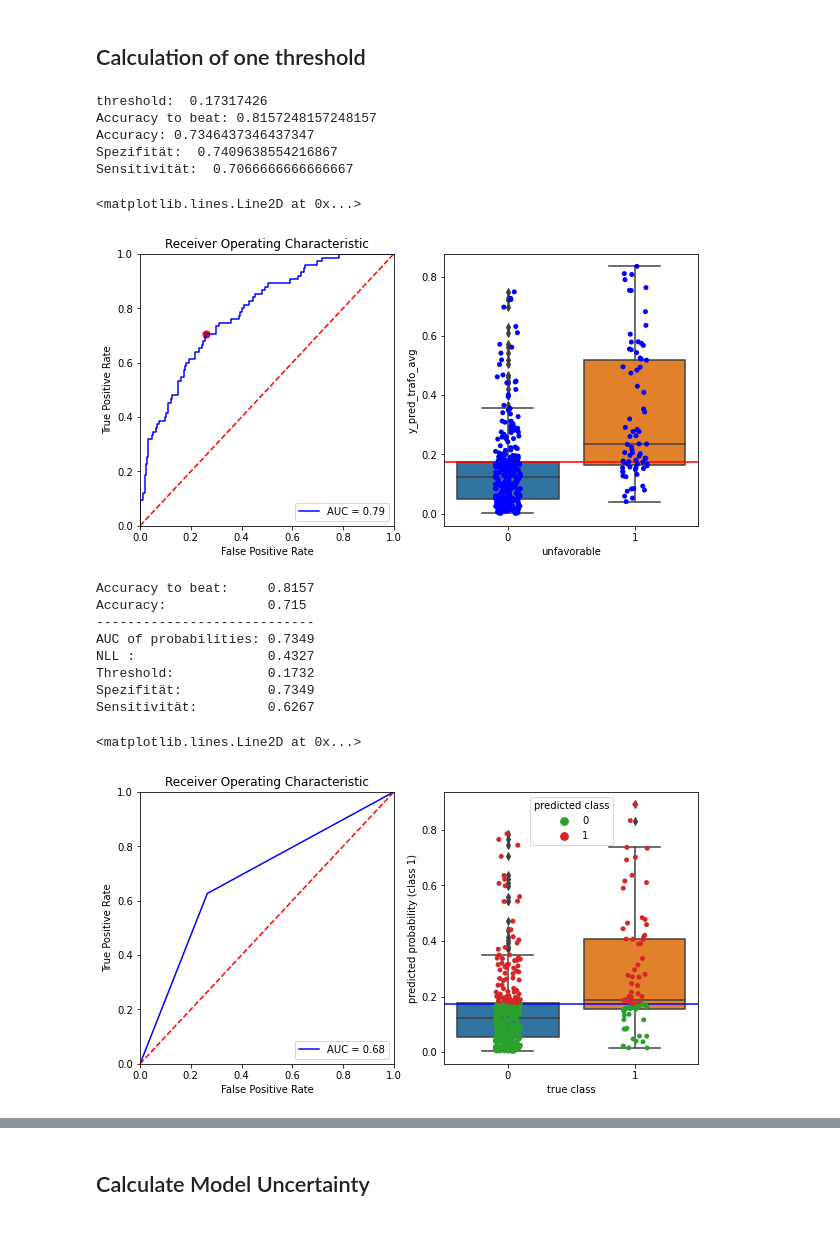
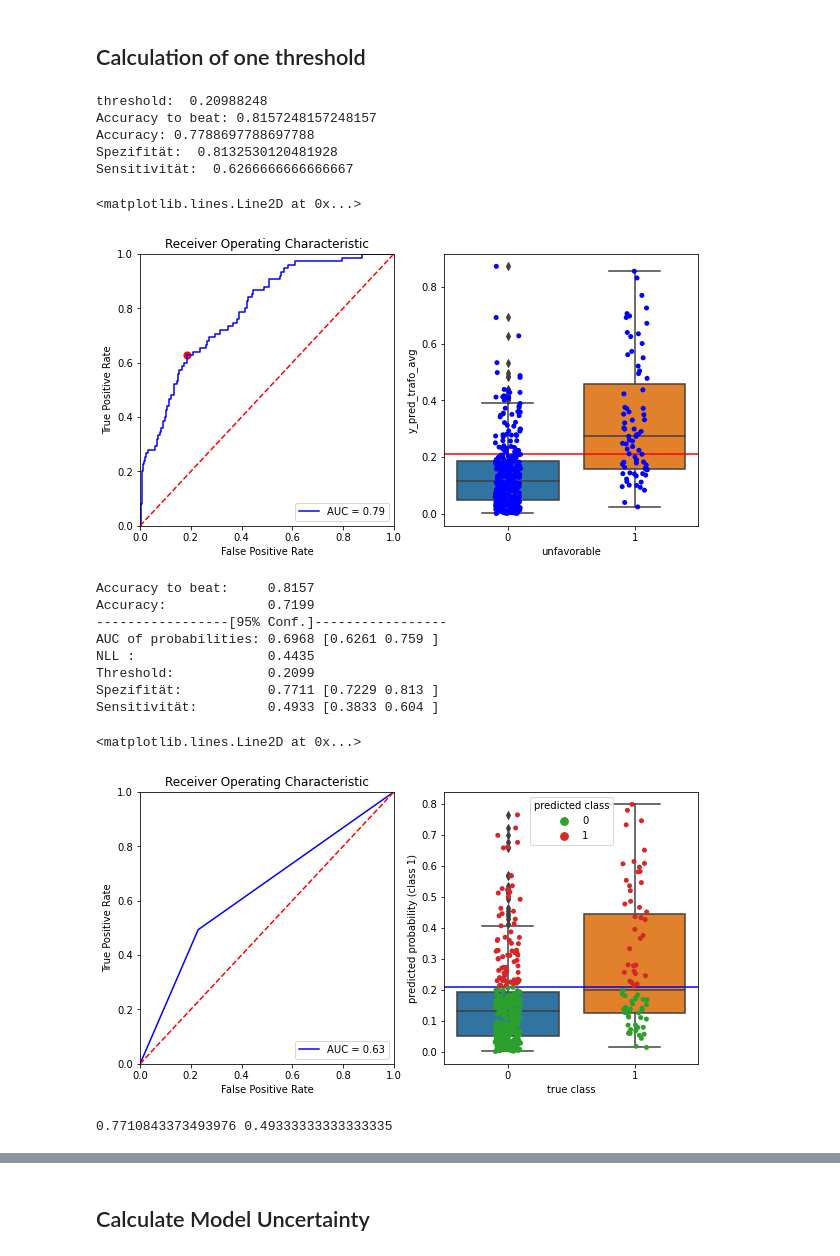
Before and after one commit to NorDar/explainable_AI, a Jupyter notebook: Result_Assembly.ipynb, the cells around one changed output, grey strips where cells are left out. Cells and saved outputs as stored; diff of their text form; code cells hidden in the pictures.

```diff
--- a/Result_Assembly.ipynb
+++ b/Result_Assembly.ipynb
@@ -65,7 +66,7 @@ https://towardsdatascience.com/understand-your-algorithm-with-grad-cam-d3b62fce3
 ## Load Data and Results
 # %%
 # Define Version (which splits and models)
-version = "10Fold_softmax_V0" # one of "10Fold_sigmoid_V0", "10Fold_softmax_V0", "10Fold_softmax_V1", "andrea"
+version = "10Fold_sigmoid_V1" # one of "10Fold_sigmoid_V0", "10Fold_sigmoid_V1", "10Fold_softmax_V0", "10Fold_softmax_V1", "andrea"
 
 # should csv be saved?
 save_file = False
@@ -583,13 +585,13 @@ sns.stripplot(x = "unfavorable",
     ax = ax2)
 ax2.axhline(y = threshold[index], color = "red")
 # %% [output]
-threshold:  0.17317426
+threshold:  0.20988248
 Accuracy to beat: 0.8157248157248157
-Accuracy: 0.7346437346437347
-Spezifität:  0.7409638554216867
-Sensitivität:  0.7066666666666667
+Accuracy: 0.7788697788697788
+Spezifität:  0.8132530120481928
+Sensitivität:  0.6266666666666667
 <matplotlib.lines.Line2D at 0x...>
-[figure, old version]
+[figure, new version]
 # %%
 all_results["threshold2"] = valid_threshold
 all_results["y_pred_class2"] = (all_results["y_pred_trafo_avg"] >= all_results["threshold2"]).astype(int)
@@ -605,55 +607,76 @@ fpr_prob, tpr_prob, thresholds_prob = metrics.roc_curve(y_org, y_pred_prob)
 fpr, tpr, threshold = metrics.roc_curve(y_org, y_pred)
 roc_auc = metrics.auc(fpr, tpr)
 
+# calculate AUC confint
+AUC0_CI = hlp.compute_auc_ci(y_org, y_pred_prob)
+
+# calculate spez and sens confint
+cm = confusion_matrix(y_org, y_pred)
+# sens
+nobs = sum([cm[1,0],cm[1,1]])
+count = sum([cm[1,1]])
+sens_ci_low, sens_ci_upp = proportion_confint(count , nobs,  alpha=0.05, method='wilson')
+#spec
+nobs = sum([cm[0,1],cm[0,0]])
+count = sum([cm[0,0]])
+spec_ci_low, spec_ci_upp = proportion_confint(count , nobs,  alpha=0.05, method='wilson')
+
 # Calc Acc
 print("Accuracy to beat:     " + str(round(1 - np.mean(y_org), 4)))
 print("Accuracy:             " + str(round(np.mean(y_pred == y_org), 4)))
-print("----------------------------")
+print("-----------------[95% Conf.]-----------------")
 
-print("AUC of probabilities: " + str(round(metrics.auc(fpr_prob, tpr_prob), 4)))
+print("AUC of probabilities: " + str(round(metrics.auc(fpr_prob, tpr_prob), 4)) + " " +
+                                 str(np.around([AUC0_CI[0], AUC0_CI[1]],4)))
 print("NLL :                 " + str(round(metrics.log_loss(y_org, y_pred_prob), 4)))
 
 print("Threshold:            " + str(round(valid_threshold, 4)))
 
-print("Spezifität:           " + str(round(1-fpr[1], 4)))
-print("Sensitivität:         " + str(round(tpr[1], 4)))
+print("Spezifität:           " + str(round(1-fpr[1], 4)) + " " +
+                                 str(np.around([spec_ci_low, spec_ci_upp],4)))
+print("Sensitivität:         " + str(round(tpr[1], 4)) + " " +
+                                 str(np.around([sens_ci_low, sens_ci_upp],4)))
 
 fig, (ax1, ax2) = plt.subplots(1, 2, figsize = (10,5))
 
 # method I: plt
 ax1.title.set_text('Receiver Operating Characteristic')
 ax1.plot(fpr, tpr, 'b', label = 'AUC = %0.2f' % roc_auc)
 ax1.legend(loc = 'lower right')
 ax1.plot([0, 1], [0, 1],'r--')
 ax1.set_xlim([0, 1])
 ax1.set_ylim([0, 1])
 ax1.set_ylabel('True Positive Rate')
 ax1.set_xlabel('False Positive Rate')
 
 sns.boxplot(x = "unfavorable",
     y = "y_pred_trafo_avg",
     data = all_results,
     ax = ax2)
 sns.stripplot(x = "unfavorable",
     y = "y_pred_trafo_avg",
     hue = 'y_pred_class2',
     palette=["C2", "C3"],
     data = all_results,
     ax = ax2)
 plt.legend(title='predicted class', loc='upper center')
 ax2.set(xlabel='true class', ylabel='predicted probability (class 1)')
 ax2.axhline(y = valid_threshold, color = "blue")
 # %% [output]
 Accuracy to beat:     0.8157
-Accuracy:             0.715
-----------------------------
-AUC of probabilities: 0.7349
-NLL :                 0.4327
-Threshold:            0.1732
-Spezifität:           0.7349
-Sensitivität:         0.6267
+Accuracy:             0.7199
+-----------------[95% Conf.]-----------------
+AUC of probabilities: 0.6968 [0.6261 0.759 ]
+NLL :                 0.4435
+Threshold:            0.2099
+Spezifität:           0.7711 [0.7229 0.813 ]
+Sensitivität:         0.4933 [0.3833 0.604 ]
 <matplotlib.lines.Line2D at 0x...>
-[figure, old version]
+[figure, new version]
+# %%
+print(spec, sens)
+# %% [output]
+0.7710843373493976 0.49333333333333335
 # %%
 all_results
 # %% [output]
```
Also changed, not shown: parts of 18 cells of this notebook, 2 other files.
